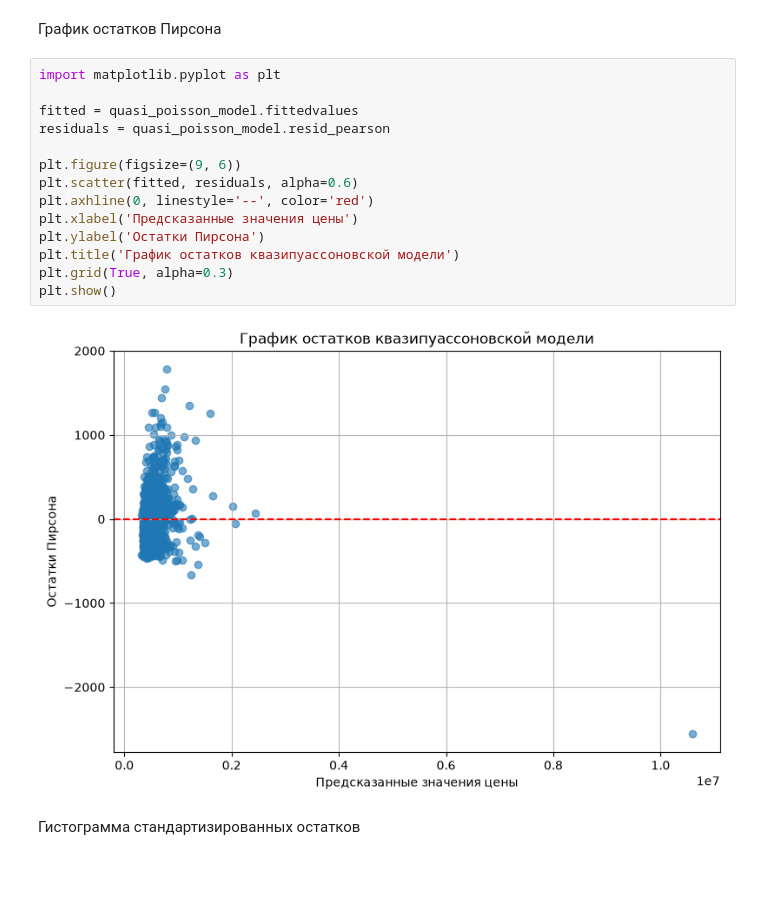
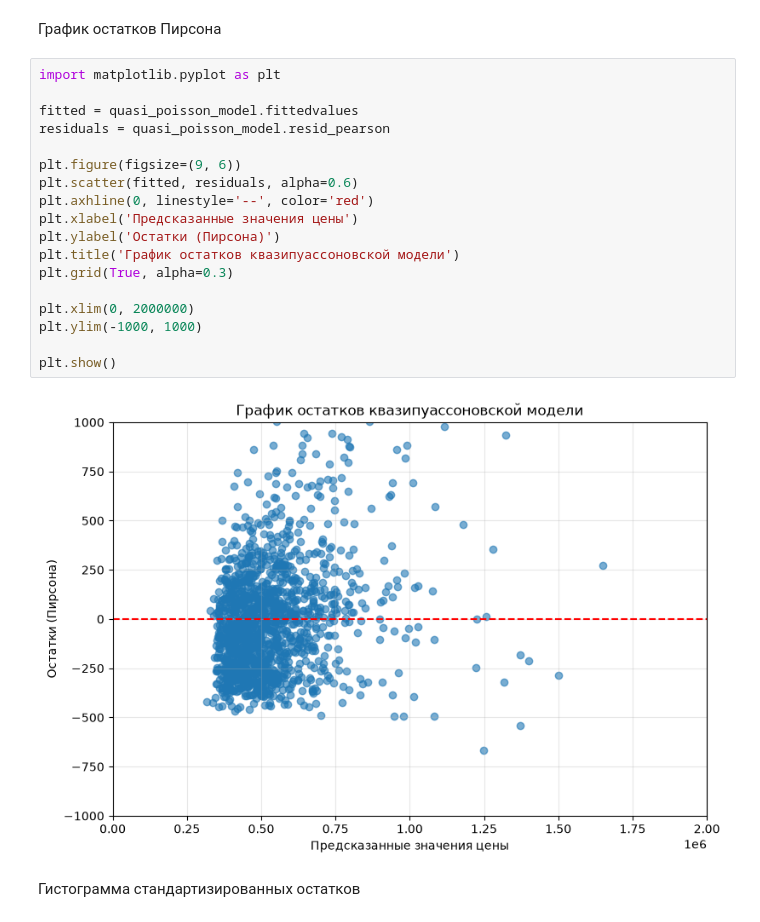
Before and after one commit to Vilifen/LAB2_MAD, a Jupyter notebook: Untitled-1.ipynb, the cells around one changed output. Drawn from its saved outputs; the diff is of its cells as text; blank space fills up the shorter version.

```diff
--- a/Untitled-1.ipynb
+++ b/Untitled-1.ipynb
@@ -634,19 +634,23 @@ waterfront      0.7221      0.087      8.319      0.000       0.552       0.892
 # %%
 import matplotlib.pyplot as plt
 
 fitted = quasi_poisson_model.fittedvalues
 residuals = quasi_poisson_model.resid_pearson
 
 plt.figure(figsize=(9, 6))
 plt.scatter(fitted, residuals, alpha=0.6)
 plt.axhline(0, linestyle='--', color='red')
 plt.xlabel('Предсказанные значения цены')
-plt.ylabel('Остатки Пирсона')
+plt.ylabel('Остатки (Пирсона)')
 plt.title('График остатков квазипуассоновской модели')
 plt.grid(True, alpha=0.3)
+
+plt.xlim(0, 2000000)
+plt.ylim(-1000, 1000)
+
 plt.show()
 # %% [output]
-[figure, old version]
+[figure, new version]
 # %% [markdown]
 Гистограмма стандартизированных остатков
 # %%
```
